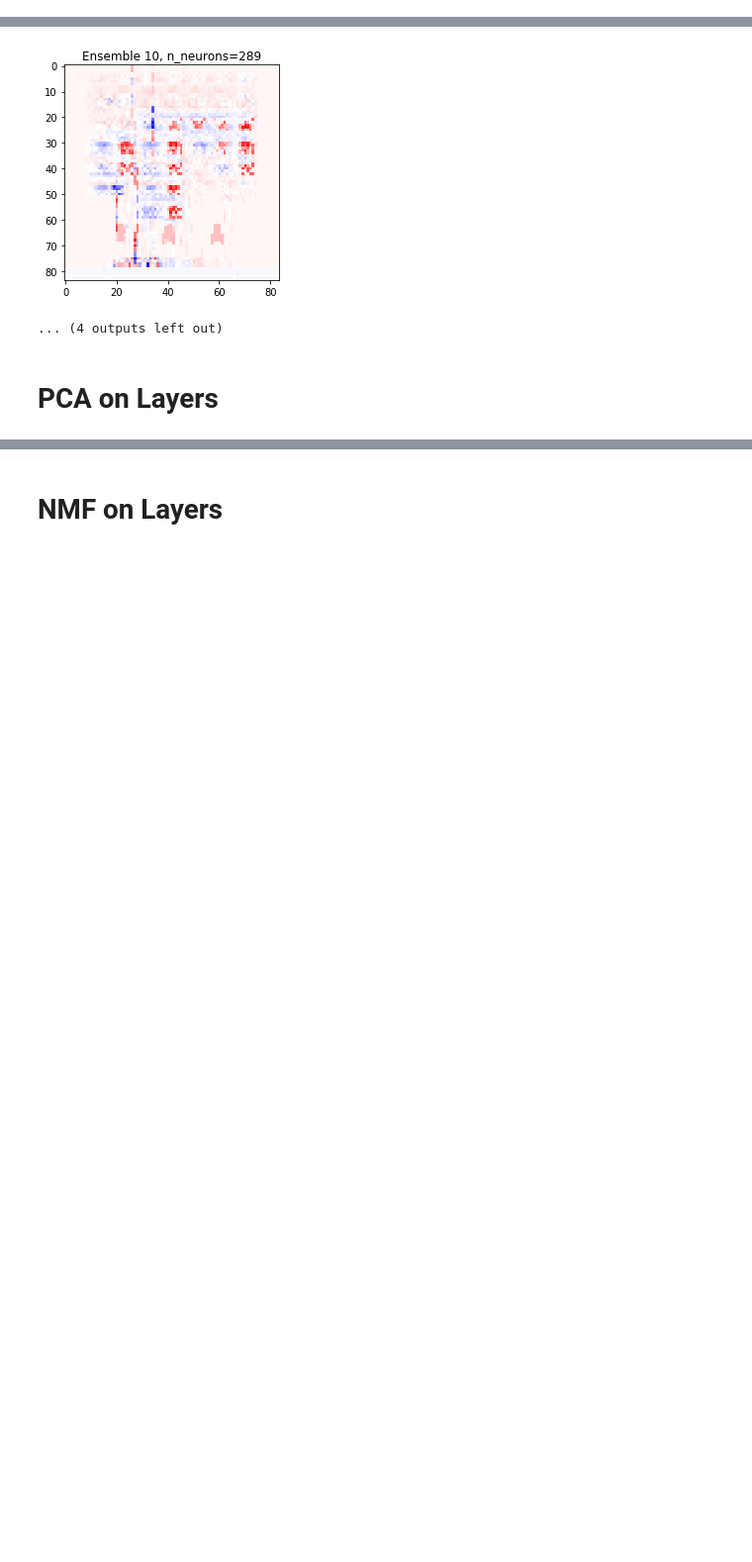
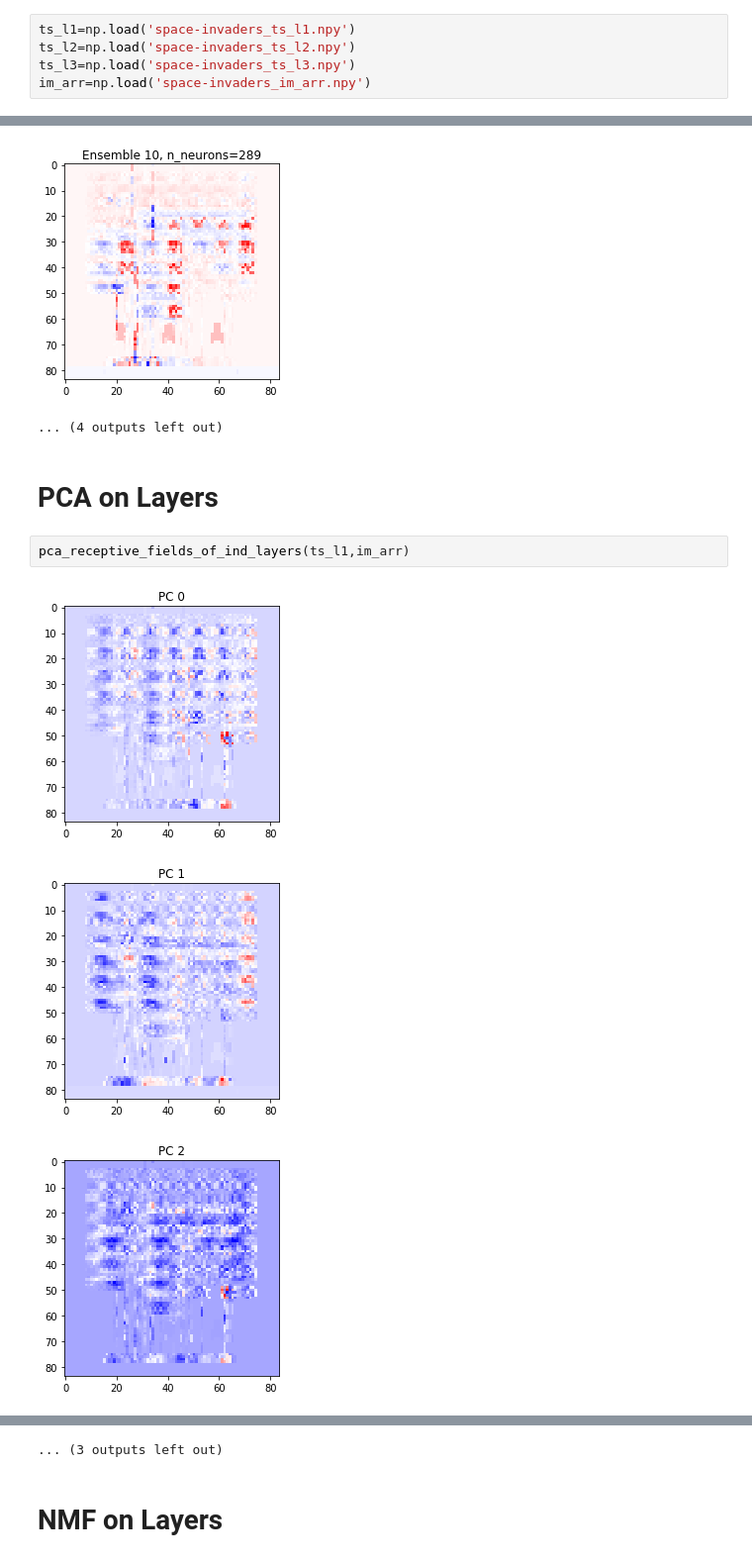
Before and after one commit to mariakesa/pytorch-dqn, a Jupyter notebook: space-invaders.ipynb, the cells around one changed output, grey strips where cells are left out. Shown at 99% size. Cells and saved outputs as stored; diff of their text form; blank space fills up the shorter version.

```diff
--- a/space-invaders.ipynb
+++ b/space-invaders.ipynb
@@ -26,6 +26,11 @@ np.save('space-invaders_ts_l1.npy',ts_l1)
 np.save('space-invaders_ts_l2.npy',ts_l2)
 np.save('space-invaders_ts_l3.npy',ts_l3)
 np.save('space-invaders_im_arr.npy',im_arr)
+# %%
+ts_l1=np.load('space-invaders_ts_l1.npy')
+ts_l2=np.load('space-invaders_ts_l2.npy')
+ts_l3=np.load('space-invaders_ts_l3.npy')
+im_arr=np.load('space-invaders_im_arr.npy')
 # %% [markdown]
 # Rastermap
 # %%
@@ -119,3 +124,9 @@ average sparsity is 0.0910
 ... (4 outputs left out)
 # %% [markdown]
 # PCA on Layers
+# %%
+pca_receptive_fields_of_ind_layers(ts_l1,im_arr)
+# %% [output]
+[figure, added]
+[figure, added]
+[figure, added]
@@ -122,2 +142,3 @@ average sparsity is 0.0910
+... (3 outputs left out)
 # %% [markdown]
 # NMF on Layers
```
Also changed, not shown: parts of 3 cells of this notebook.
